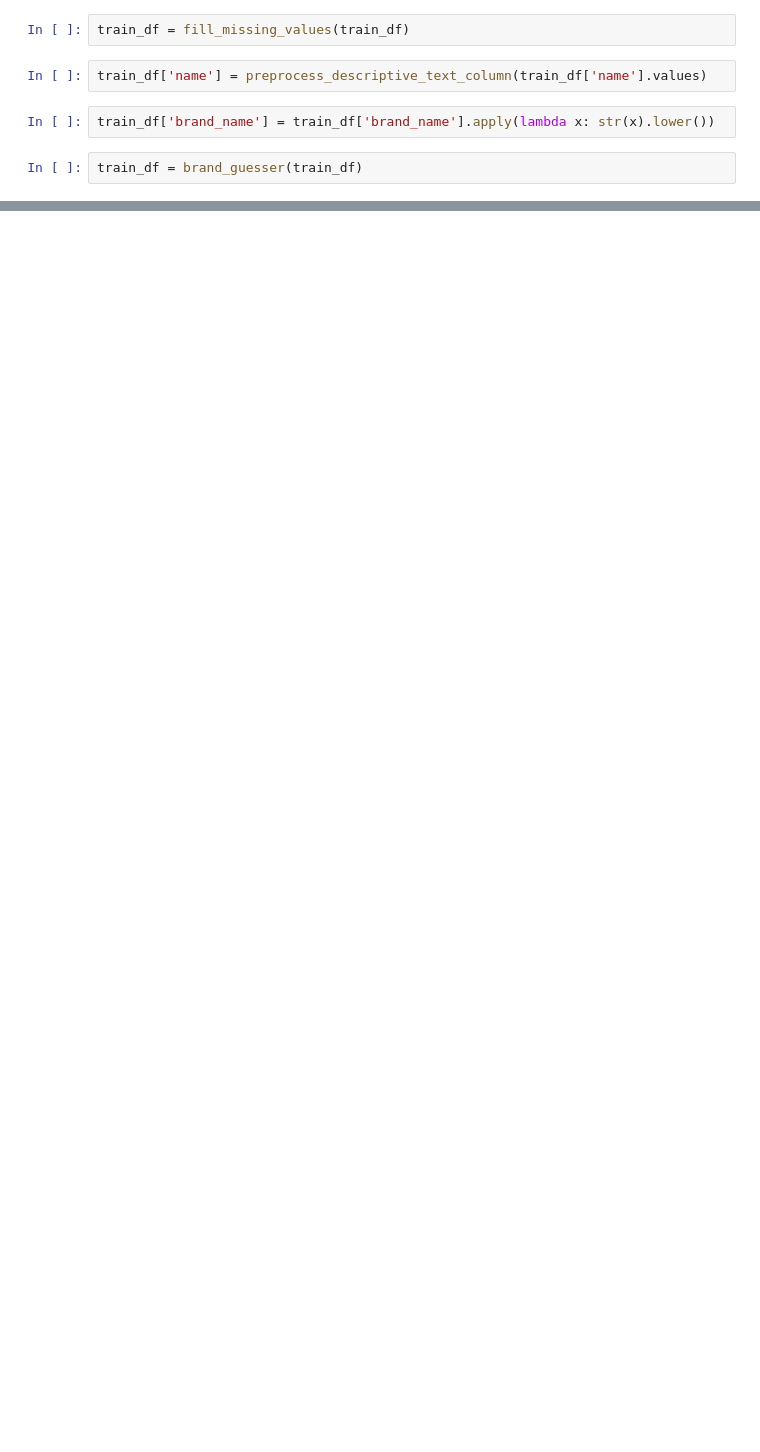
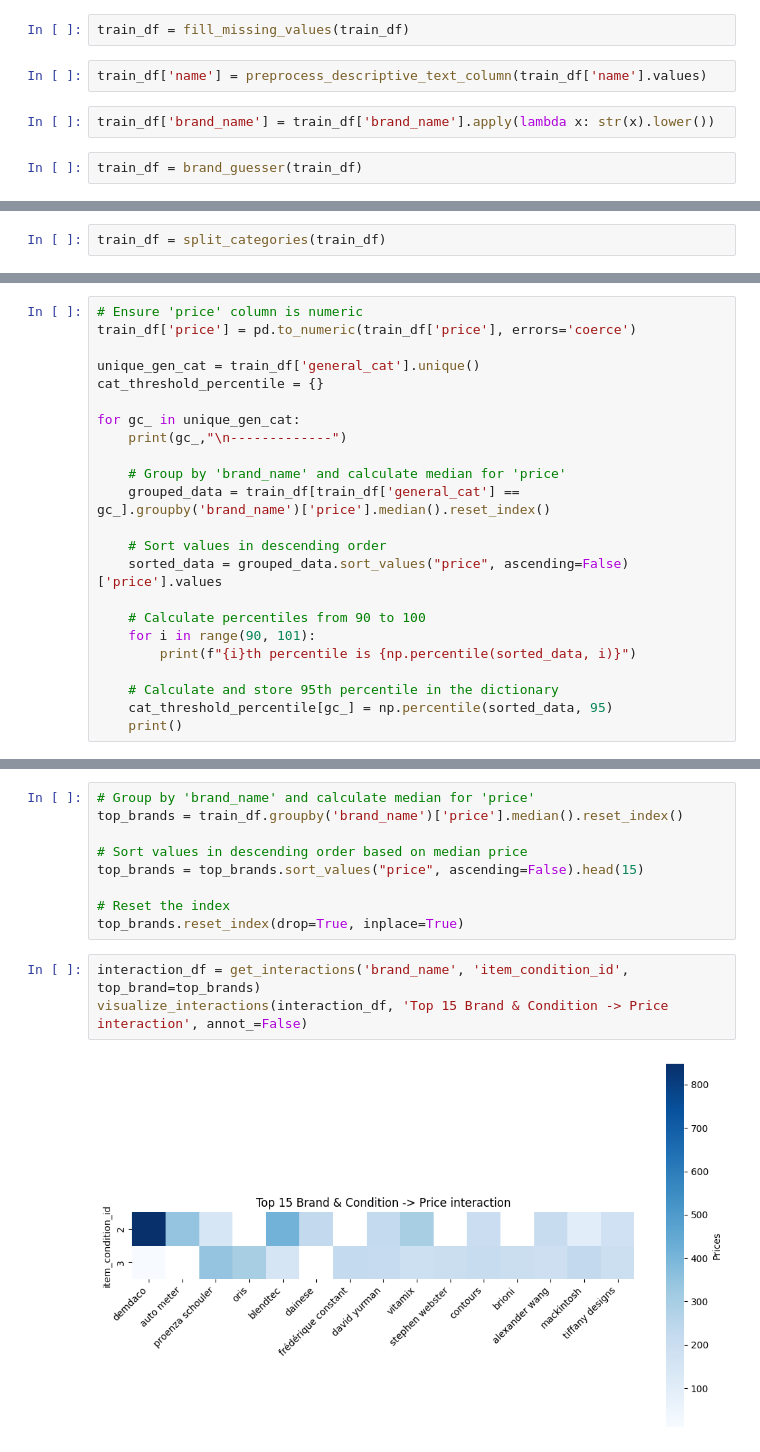
Before and after one commit to Abhimanyu9539/Flask, a Jupyter notebook: Flask with Product Price Prediction/Product price prediction.ipynb, the cells around one changed output, grey strips where cells are left out. Saved outputs shown, nothing was run; the diff lists cells and outputs as text; blank space fills up the shorter version.

```diff
--- a/Flask with Product Price Prediction/Product price prediction.ipynb
+++ b/Flask with Product Price Prediction/Product price prediction.ipynb
@@ -721,0 +758,2 @@ train_df['brand_name'].nunique()
+# %%
+train_df = split_categories(train_df)
@@ -721,0 +804,23 @@ train_df['brand_name'].nunique()
+# %%
+# Ensure 'price' column is numeric
+train_df['price'] = pd.to_numeric(train_df['price'], errors='coerce')
+
+unique_gen_cat = train_df['general_cat'].unique()
+cat_threshold_percentile = {}
+
+for gc_ in unique_gen_cat:
+    print(gc_,"\n-------------")
+
+    # Group by 'brand_name' and calculate median for 'price'
+    grouped_data = train_df[train_df['general_cat'] == gc_].groupby('brand_name')['price'].median().reset_index()
+
+    # Sort values in descending order
+    sorted_data = grouped_data.sort_values("price", ascending=False)['price'].values
+
+    # Calculate percentiles from 90 to 100
+    for i in range(90, 101):
+        print(f"{i}th percentile is {np.percentile(sorted_data, i)}")
+
+    # Calculate and store 95th percentile in the dictionary
+    cat_threshold_percentile[gc_] = np.percentile(sorted_data, 95)
+    print()
@@ -721,0 +894,14 @@ train_df['brand_name'].nunique()
+# %%
+# Group by 'brand_name' and calculate median for 'price'
+top_brands = train_df.groupby('brand_name')['price'].median().reset_index()
+
+# Sort values in descending order based on median price
+top_brands = top_brands.sort_values("price", ascending=False).head(15)
+
+# Reset the index
+top_brands.reset_index(drop=True, inplace=True)
+# %%
+interaction_df = get_interactions('brand_name', 'item_condition_id', top_brand=top_brands)
+visualize_interactions(interaction_df, 'Top 15 Brand & Condition -> Price interaction', annot_=False)
+# %% [output]
+[figure, added]
```
Also changed, not shown: parts of 119 cells of this notebook, 1 other file.
